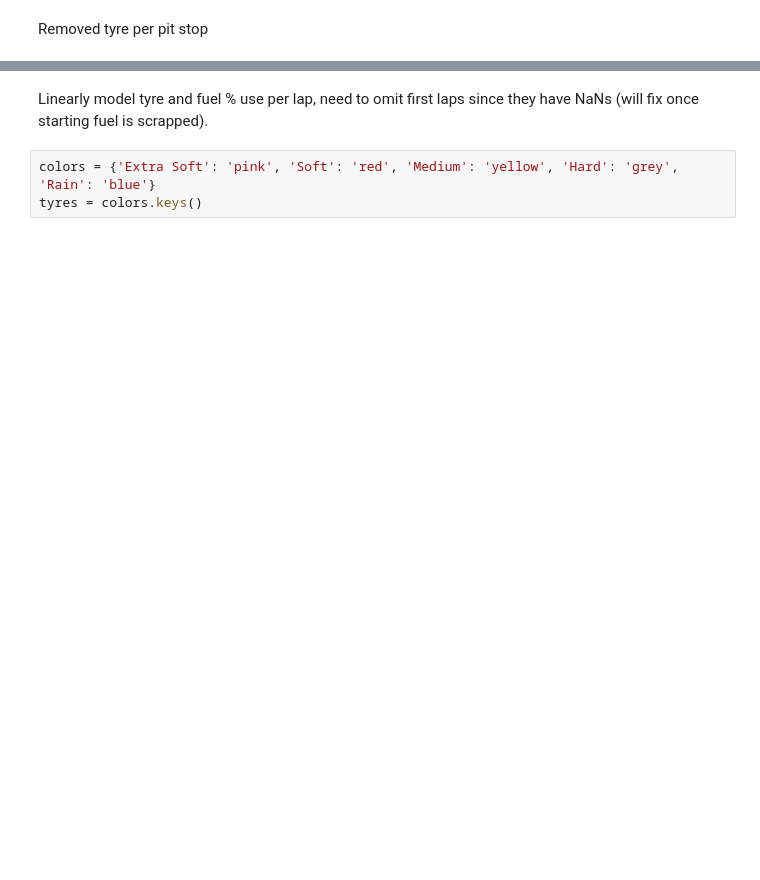
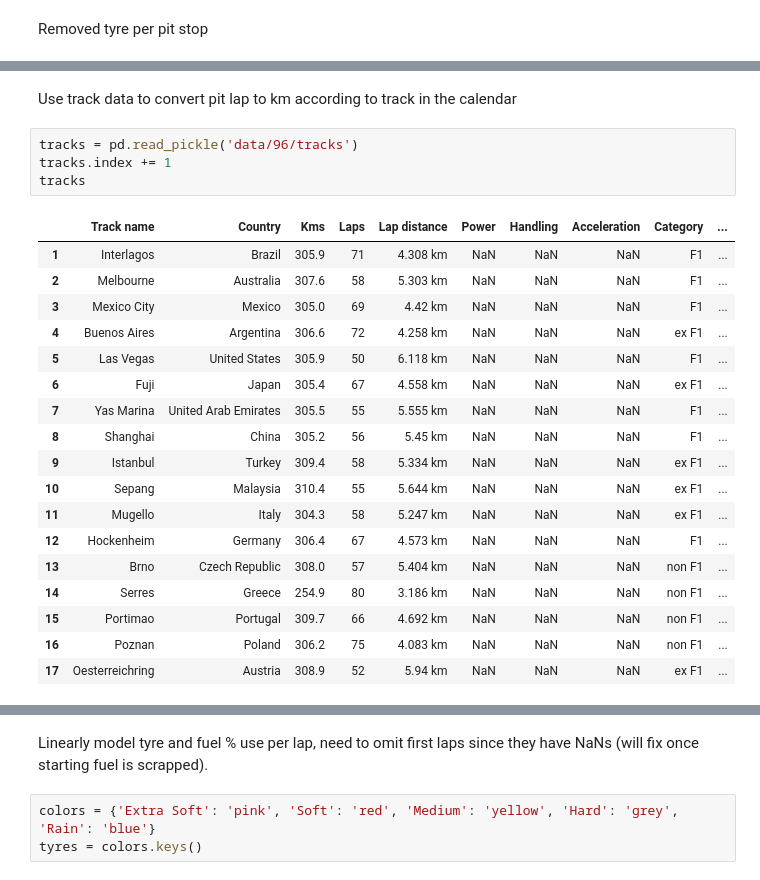
Before and after one commit to freire-guido/gpro, a Jupyter notebook: analysis.ipynb, the cells around one changed output, grey strips where cells are left out. Cells and saved outputs as stored; diff of their text form; blank space fills up the shorter version.

```diff
--- a/analysis.ipynb
+++ b/analysis.ipynb
@@ -70,3 +126,28 @@ pits
 | 11 | 0 | 3 | Tyres change due to the weather c... | 0.84 | 0.37 | 0.416667 | 36.748 | 3.0 | ... |
 |  | 1 | 28 | No more fuel was left | 0.41 | 0.01 | 0.416667 | 25.267 | 25.0 | ... |
 |  | 2 | 54 | No more fuel was left | 0.38 | 0.00 | 0.416667 | 27.122 | 26.0 | ... |
+# %% [markdown]
+Use track data to convert pit lap to km according to track in the calendar
+# %%
+tracks = pd.read_pickle('data/96/tracks')
+tracks.index += 1
+tracks
+# %% [output]
+|  | Track name | Country | Kms | Laps | Lap distance | Power | Handling | Acceleration | Category | ... |
+| 1 | Interlagos | Brazil | 305.9 | 71 | 4.308 km | NaN | NaN | NaN | F1 | ... |
+| 2 | Melbourne | Australia | 307.6 | 58 | 5.303 km | NaN | NaN | NaN | F1 | ... |
+| 3 | Mexico City | Mexico | 305.0 | 69 | 4.42 km | NaN | NaN | NaN | F1 | ... |
+| 4 | Buenos Aires | Argentina | 306.6 | 72 | 4.258 km | NaN | NaN | NaN | ex F1 | ... |
+| 5 | Las Vegas | United States | 305.9 | 50 | 6.118 km | NaN | NaN | NaN | F1 | ... |
+| 6 | Fuji | Japan | 305.4 | 67 | 4.558 km | NaN | NaN | NaN | ex F1 | ... |
+| 7 | Yas Marina | United Arab Emirates | 305.5 | 55 | 5.555 km | NaN | NaN | NaN | F1 | ... |
+| 8 | Shanghai | China | 305.2 | 56 | 5.45 km | NaN | NaN | NaN | F1 | ... |
+| 9 | Istanbul | Turkey | 309.4 | 58 | 5.334 km | NaN | NaN | NaN | ex F1 | ... |
+| 10 | Sepang | Malaysia | 310.4 | 55 | 5.644 km | NaN | NaN | NaN | ex F1 | ... |
+| 11 | Mugello | Italy | 304.3 | 58 | 5.247 km | NaN | NaN | NaN | ex F1 | ... |
+| 12 | Hockenheim | Germany | 306.4 | 67 | 4.573 km | NaN | NaN | NaN | F1 | ... |
+| 13 | Brno | Czech Republic | 308.0 | 57 | 5.404 km | NaN | NaN | NaN | non F1 | ... |
+| 14 | Serres | Greece | 254.9 | 80 | 3.186 km | NaN | NaN | NaN | non F1 | ... |
+| 15 | Portimao | Portugal | 309.7 | 66 | 4.692 km | NaN | NaN | NaN | non F1 | ... |
+| 16 | Poznan | Poland | 306.2 | 75 | 4.083 km | NaN | NaN | NaN | non F1 | ... |
+| 17 | Oesterreichring | Austria | 308.9 | 52 | 5.94 km | NaN | NaN | NaN | ex F1 | ... |
```
Also changed, not shown: parts of 11 cells of this notebook.
